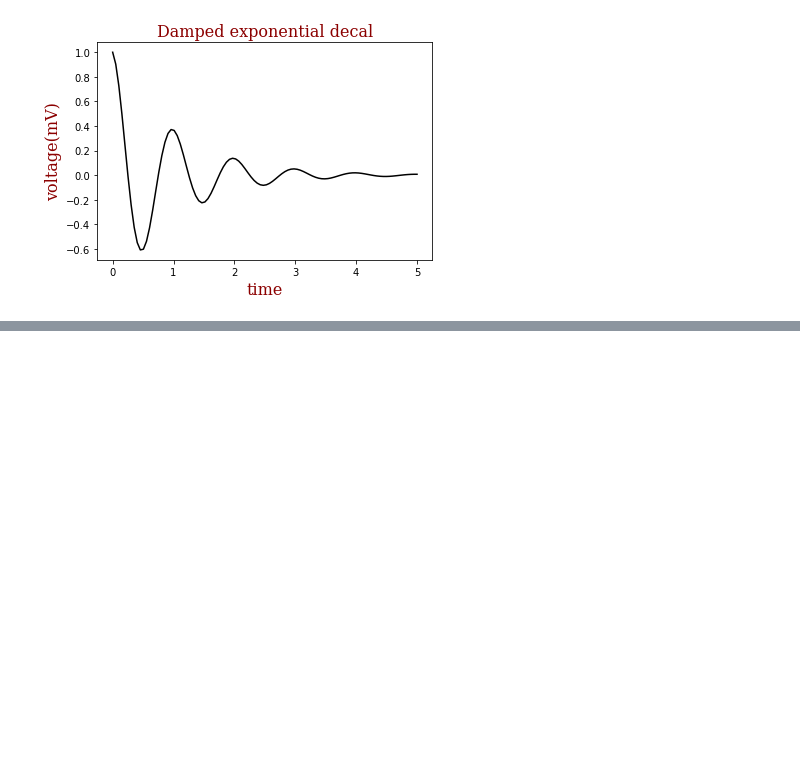
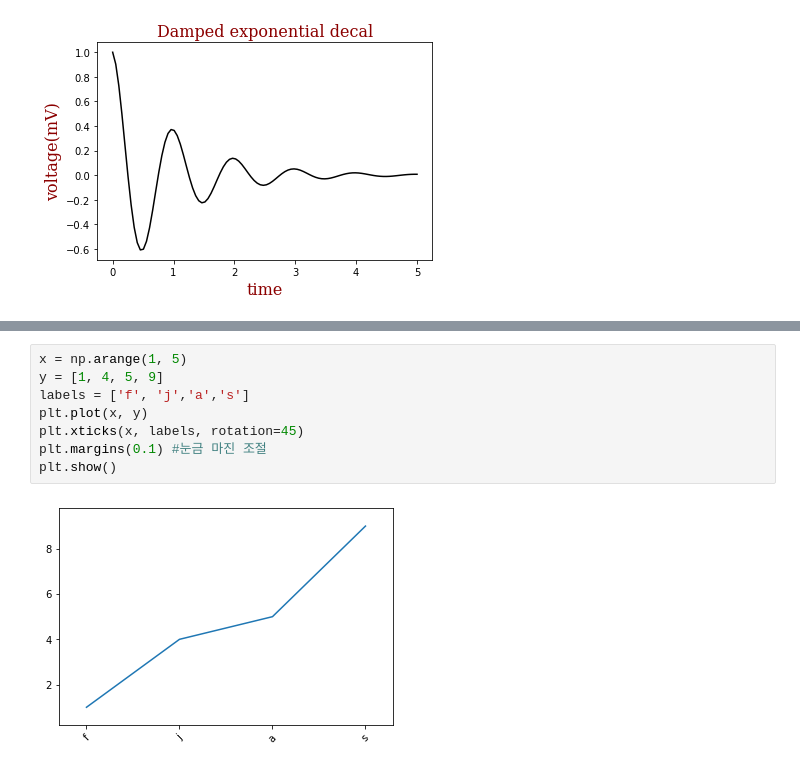
Before and after one commit to kdstheace/Python-Study, a Jupyter notebook: [Review]Visualization.ipynb, the cells around one changed output, grey strips where cells are left out. Cells and saved outputs as stored; diff of their text form; blank space fills up the shorter version.

```diff
--- a/[Review]Visualization.ipynb
+++ b/[Review]Visualization.ipynb
@@ -66,0 +78,10 @@ plt.show()
+# %%
+x = np.arange(1, 5)
+y = [1, 4, 5, 9]
+labels = ['f', 'j','a','s']
+plt.plot(x, y)
+plt.xticks(x, labels, rotation=45)
+plt.margins(0.1) #눈금 마진 조절
+plt.show()
+# %% [output]
+[figure, added]
```
Also changed, not shown: parts of 14 cells of this notebook.
